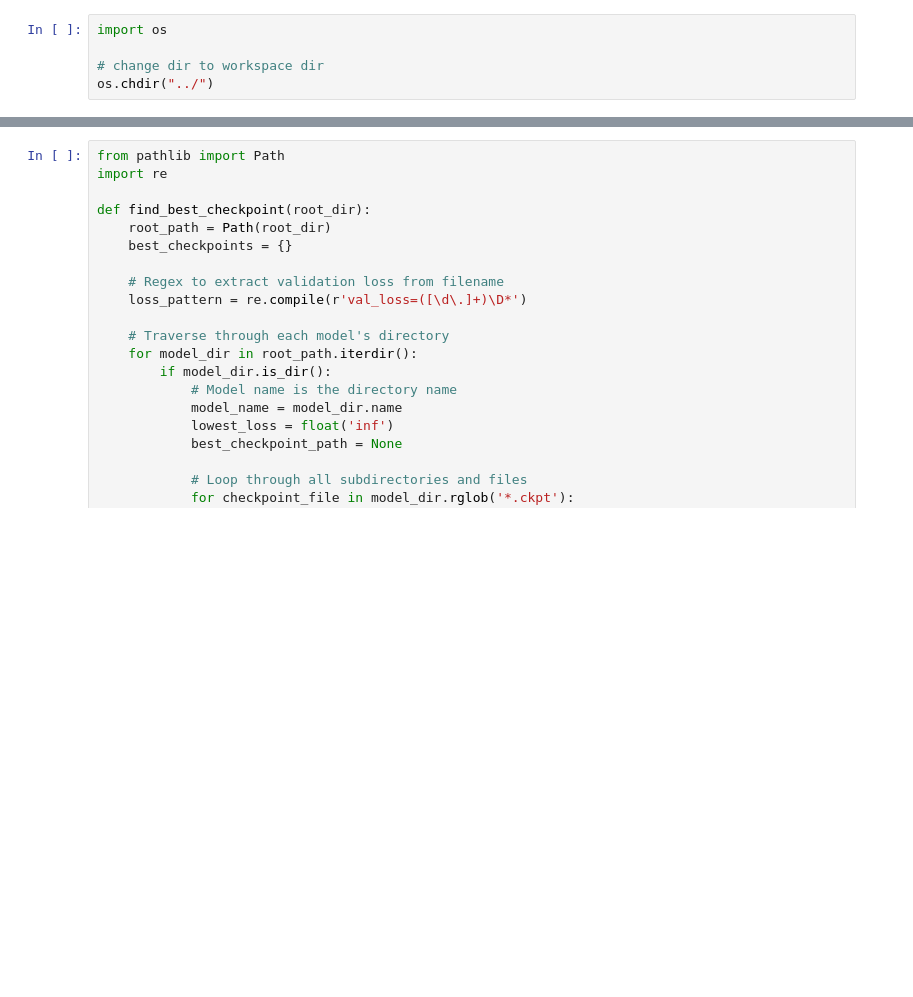
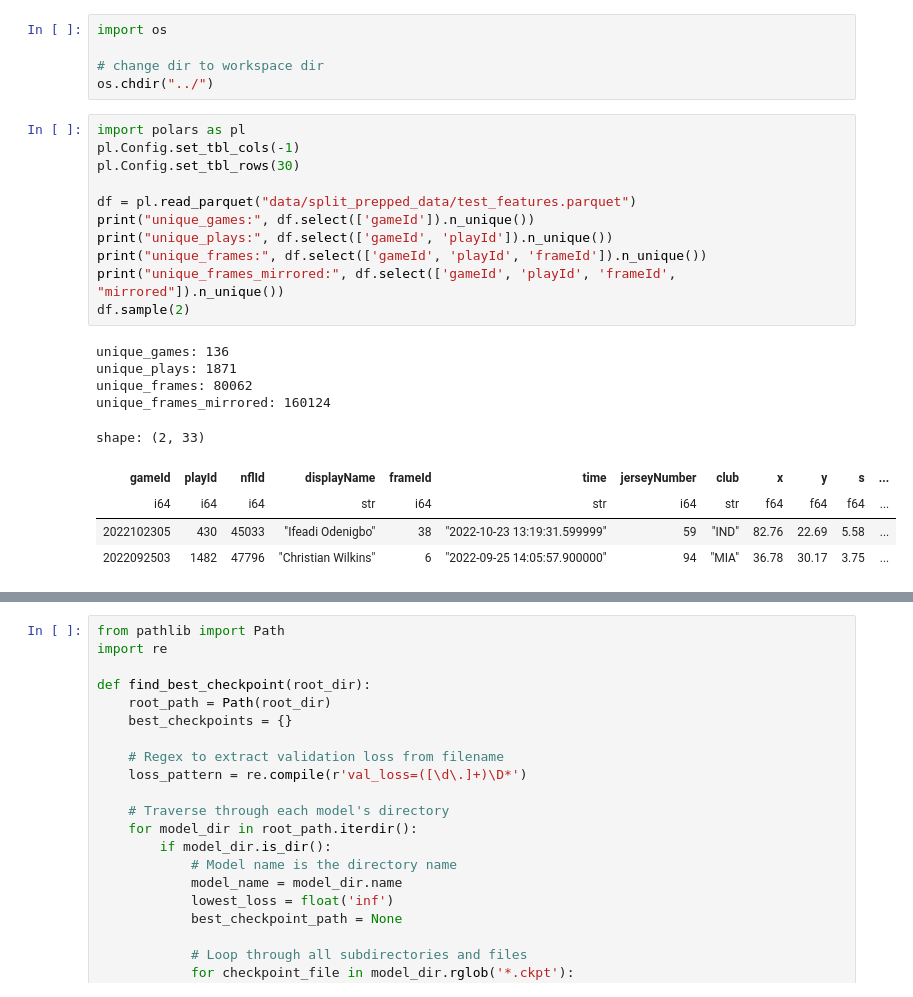
Before and after one commit to SumerSports/SportsTrackingTransformer, a Jupyter notebook: src/sandbox.ipynb, the cells around one changed output, grey strips where cells are left out. Cells and saved outputs as stored; diff of their text form; blank space fills up the shorter version.

```diff
--- a/src/sandbox.ipynb
+++ b/src/sandbox.ipynb
@@ -3,3 +3,24 @@ import os
 
 # change dir to workspace dir
 os.chdir("../")
+# %%
+import polars as pl
+pl.Config.set_tbl_cols(-1)
+pl.Config.set_tbl_rows(30)
+
+df = pl.read_parquet("data/split_prepped_data/test_features.parquet")
+print("unique_games:", df.select(['gameId']).n_unique())
+print("unique_plays:", df.select(['gameId', 'playId']).n_unique())
+print("unique_frames:", df.select(['gameId', 'playId', 'frameId']).n_unique())
+print("unique_frames_mirrored:", df.select(['gameId', 'playId', 'frameId', "mirrored"]).n_unique())
+df.sample(2)
+# %% [output]
+unique_games: 136
+unique_plays: 1871
+unique_frames: 80062
+unique_frames_mirrored: 160124
+shape: (2, 33)
+| gameId | playId | nflId | displayName | frameId | time | jerseyNumber | club | x | y | s | ... |
+| i64 | i64 | i64 | str | i64 | str | i64 | str | f64 | f64 | f64 | ... |
+| 2022102305 | 430 | 45033 | "Ifeadi Odenigbo" | 38 | "2022-10-23 13:19:31.599999" | 59 | "IND" | 82.76 | 22.69 | 5.58 | ... |
+| 2022092503 | 1482 | 47796 | "Christian Wilkins" | 6 | "2022-09-25 14:05:57.900000" | 94 | "MIA" | 36.78 | 30.17 | 3.75 | ... |
```
Also changed, not shown: parts of 6 cells of this notebook, 17 other files.
